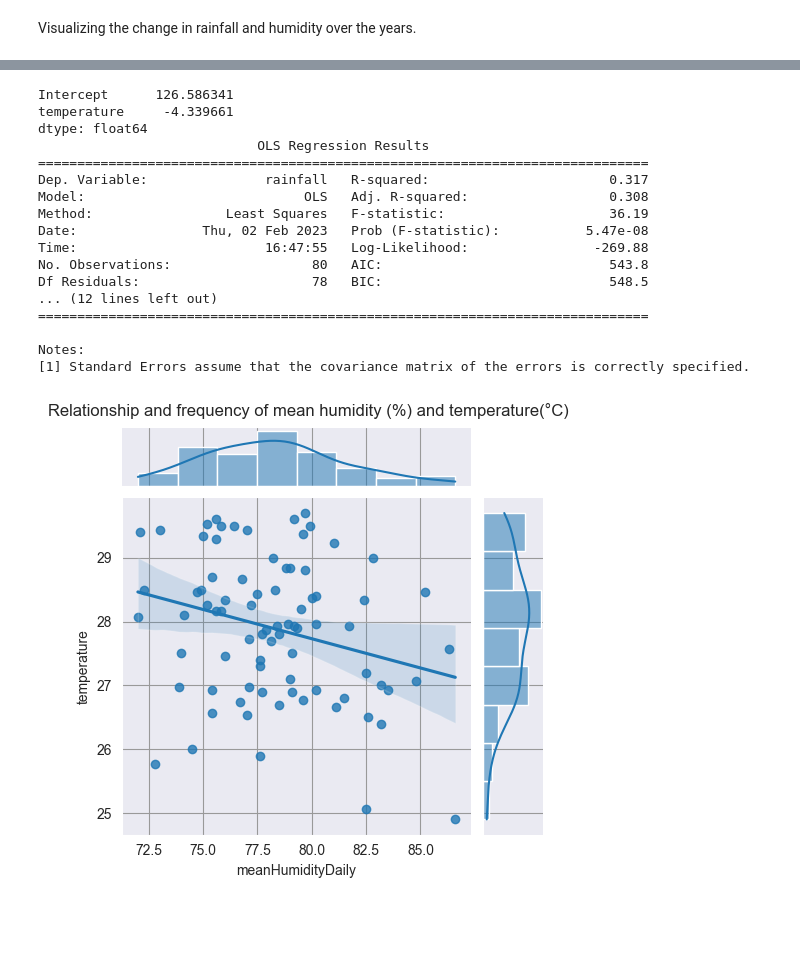
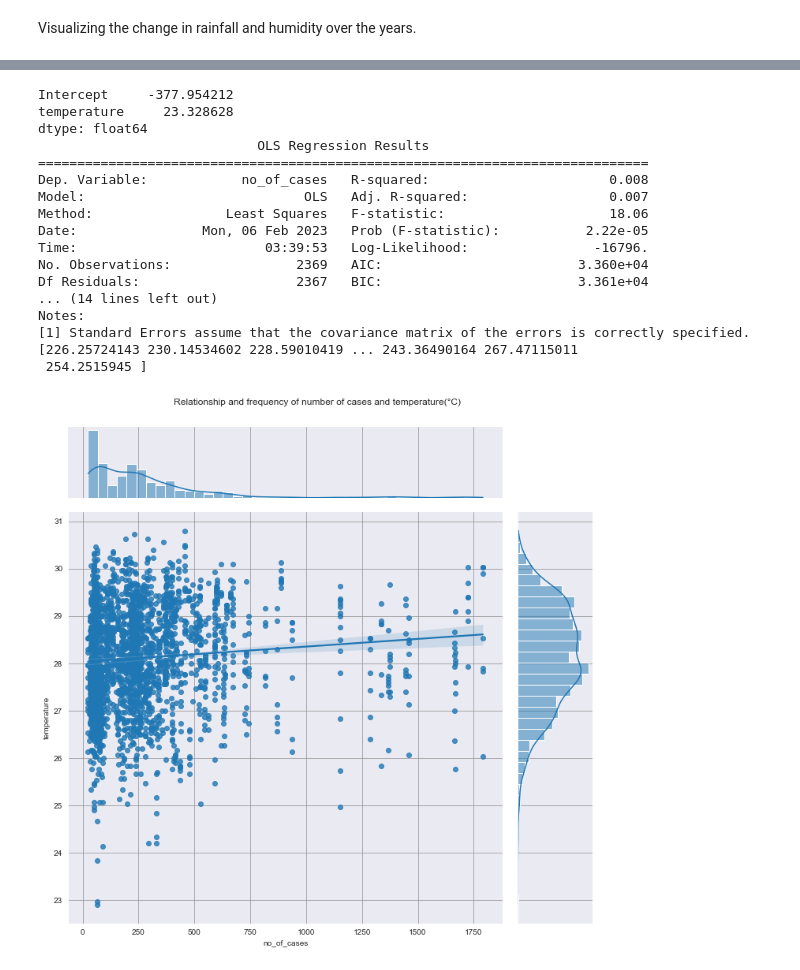
Before and after one commit to derpflections/PDAS_CA2, a Jupyter notebook: index.ipynb, the cells around one changed output, grey strips where cells are left out. Drawn from its saved outputs; the diff is of its cells as text; code cells hidden in the pictures; blank space fills up the shorter version.

Commit message:
LAST TIME

```diff
--- a/index.ipynb
+++ b/index.ipynb
@@ -149,15 +158,18 @@ clean_humidityData = clean_humidityData.astype(float)
 # %% [markdown]
 Combining all datasets together for easier analysis.
 # %%
+combinedAll = pd.DataFrame()
+combinedAll["dateFixed"] = pd.to_datetime(dateDict["concatDate"])
+combinedAll = pd.merge(combinedAll, dengueCount[["no_of_cases","delayedDate"]], left_on = "dateFixed", right_on = "delayedDate")
+combinedAll = pd.merge(combinedAll, averageWeather, left_on = "dateFixed", right_on = "fixedDate")
+combinedAll = pd.merge(combinedAll, clean_humidityData, on ="dateFixed")
+colOrder = ["dateFixed", "delayedDate", "no_of_cases", "rainfall", "temperature", "meanTemp", "averageRainfall", "peakDailyRainfall", "meanHumidityDaily"]
+combinedAll = combinedAll[colOrder]
+
 combinedCaseTemp = pd.DataFrame()
 combinedCaseTemp["dateFixed"] = pd.to_datetime(dateDict["concatDate"])
-combinedCaseTemp = pd.merge(combinedCaseTemp, dengueCount[["no_of_cases","delayedDate"]], on = "dateFixed")
+combinedCaseTemp = pd.merge(combinedCaseTemp, dengueCount[["no_of_cases","delayedDate"]], left_on = "dateFixed", right_on = "delayedDate")
 combinedCaseTemp = pd.merge(combinedCaseTemp, averageWeather, left_on = "dateFixed", right_on = "fixedDate")
-
-combinedHumiTemp = pd.DataFrame()
-combinedHumiTemp["dateFixed"] = pd.to_datetime(dateDict["concatDate"])
-combinedHumiTemp = pd.merge(combinedHumiTemp, averageWeather, left_on = "dateFixed", right_on ="fixedDate")
-combinedHumiTemp = pd.merge(combinedHumiTemp, clean_humidityData, on ="dateFixed")
 
 combinedHumiCase = pd.DataFrame()
 combinedHumiCase["dateFixed"]= pd.to_datetime(dateDict["concatDate"])
@@ -230,27 +370,28 @@ Gradient of best-fit line: 0.025485070801155193
 # %%
-HumiTempModel = sm.OLS.from_formula("rainfall ~ temperature", data = combinedHumiTemp).fit()
-print(HumiTempModel.params)
-print(HumiTempModel.summary())
-sns.jointplot(data = combinedHumiTemp, x = "meanHumidityDaily", y ="temperature", kind = "reg", height = 5)
+CaseTempModel = sm.OLS.from_formula("no_of_cases ~ temperature", data = combinedCaseTemp).fit()
+print(CaseTempModel.params)
+print(CaseTempModel.summary())
+print(CaseTempModel.predict())
+sns.jointplot(data = combinedCaseTemp, x = "no_of_cases", y ="temperature", kind = "reg", height = 10)
 plt.subplots_adjust(top = 0.93)
-plt.suptitle('Relationship and frequency of mean humidity (%) and temperature(°C)')
+plt.suptitle('Relationship and frequency of number of cases and temperature(°C)')
 plt.show()
 # %% [output]
-Intercept      126.586341
-temperature     -4.339661
+Intercept     -377.954212
+temperature     23.328628
 dtype: float64
                             OLS Regression Results
 ==============================================================================
-Dep. Variable:               rainfall   R-squared:                       0.317
-Model:                            OLS   Adj. R-squared:                  0.308
-Method:                 Least Squares   F-statistic:                     36.19
-Date:                Thu, 02 Feb 2023   Prob (F-statistic):           5.47e-08
-Time:                        16:47:55   Log-Likelihood:                -269.88
-No. Observations:                  80   AIC:                             543.8
-Df Residuals:                      78   BIC:                             548.5
-... (12 lines left out)
-==============================================================================
-
+Dep. Variable:            no_of_cases   R-squared:                       0.008
+Model:                            OLS   Adj. R-squared:                  0.007
+Method:                 Least Squares   F-statistic:                     18.06
+Date:                Mon, 06 Feb 2023   Prob (F-statistic):           2.22e-05
+Time:                        03:39:53   Log-Likelihood:                -16796.
+No. Observations:                2369   AIC:                         3.360e+04
+Df Residuals:                    2367   BIC:                         3.361e+04
+... (14 lines left out)
 Notes:
 [1] Standard Errors assume that the covariance matrix of the errors is correctly specified.
+[226.25724143 230.14534602 228.59010419 ... 243.36490164 267.47115011
+ 254.2515945 ]
-[figure, old version]
+[figure, new version]
```
Also changed, not shown: parts of 12 cells of this notebook, 10 other files.
